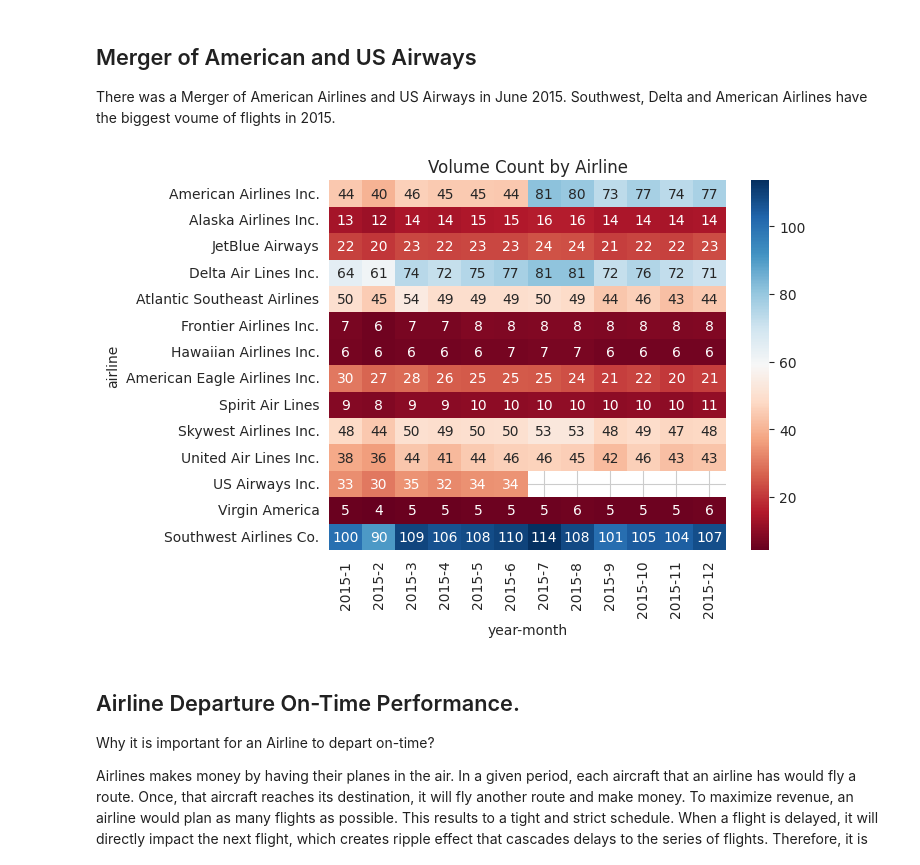
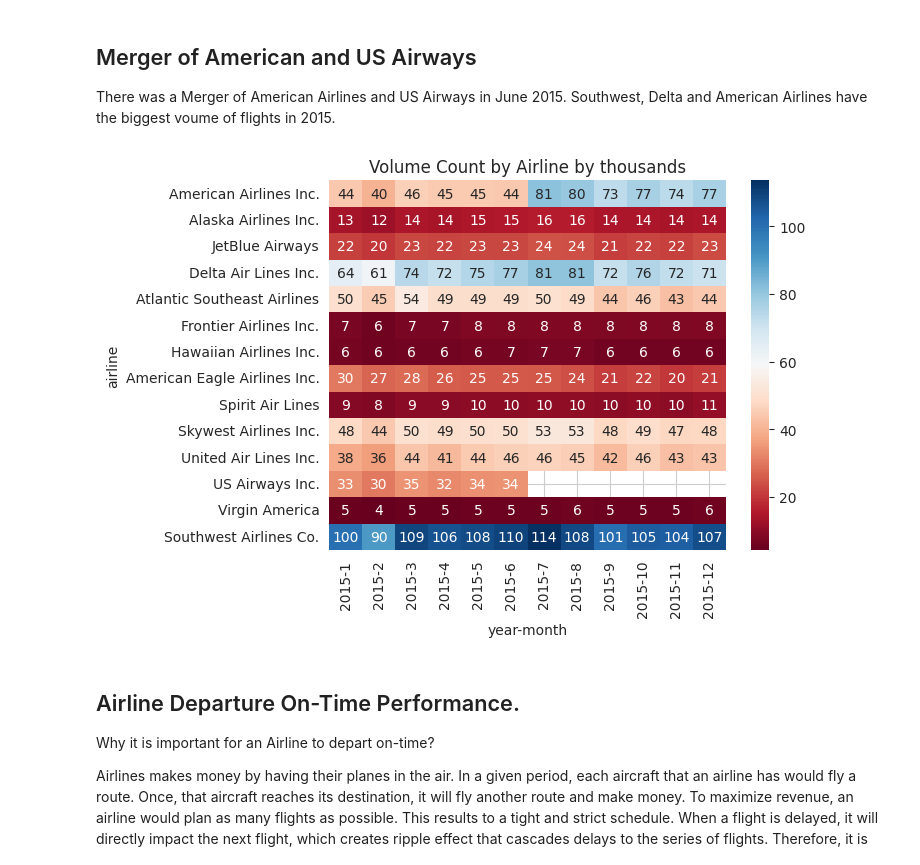
Before and after one commit to cmd-master/airline, a Jupyter notebook: airline-delays.ipynb, the cells around one changed output. Drawn from its saved outputs; the diff is of its cells as text; code cells hidden in the pictures.

Commit message:
Kaggle Notebook | USA Airline Delays in 2015 | Version 15

```diff
--- a/airline-delays.ipynb
+++ b/airline-delays.ipynb
@@ -68,13 +68,13 @@ There was a Merger of American Airlines and US Airways in June 2015. Southwest,
 # %%
 g = df.pivot_table('flight_number', index='airline'
               , columns=[df['year'], df['month']]
               , aggfunc='count') / 1000
 g.index = g.index.map(rairline.set_index('IATA_CODE')['AIRLINE'])
 sns.heatmap(g, cmap='RdBu', annot=True, fmt='.0f')
 
-plt.title("Volume Count by Airline");
+plt.title("Volume Count by Airline by thousands");
 # %% [output]
-[figure, old version]
+[figure, new version]
 # %% [markdown]
 ## Airline Departure On-Time Performance.
 Why it is important for an Airline to depart on-time?
```
Also changed, not shown: parts of 7 cells of this notebook.
